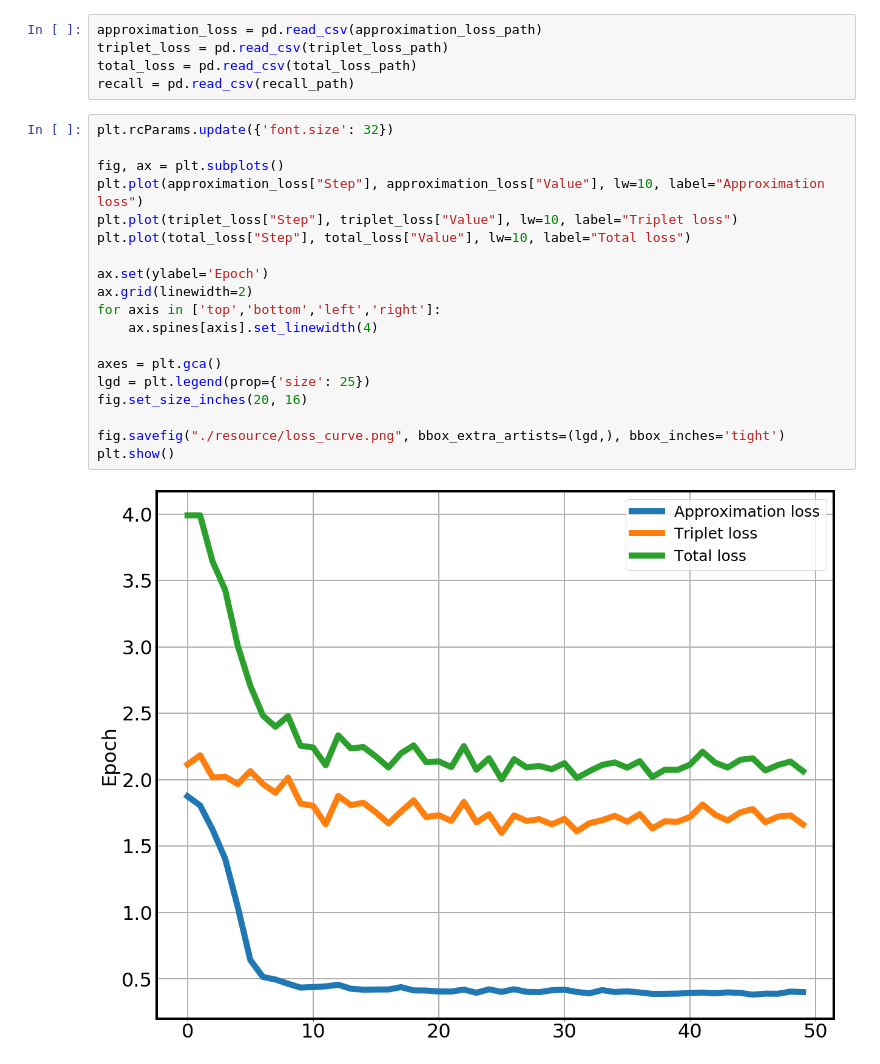
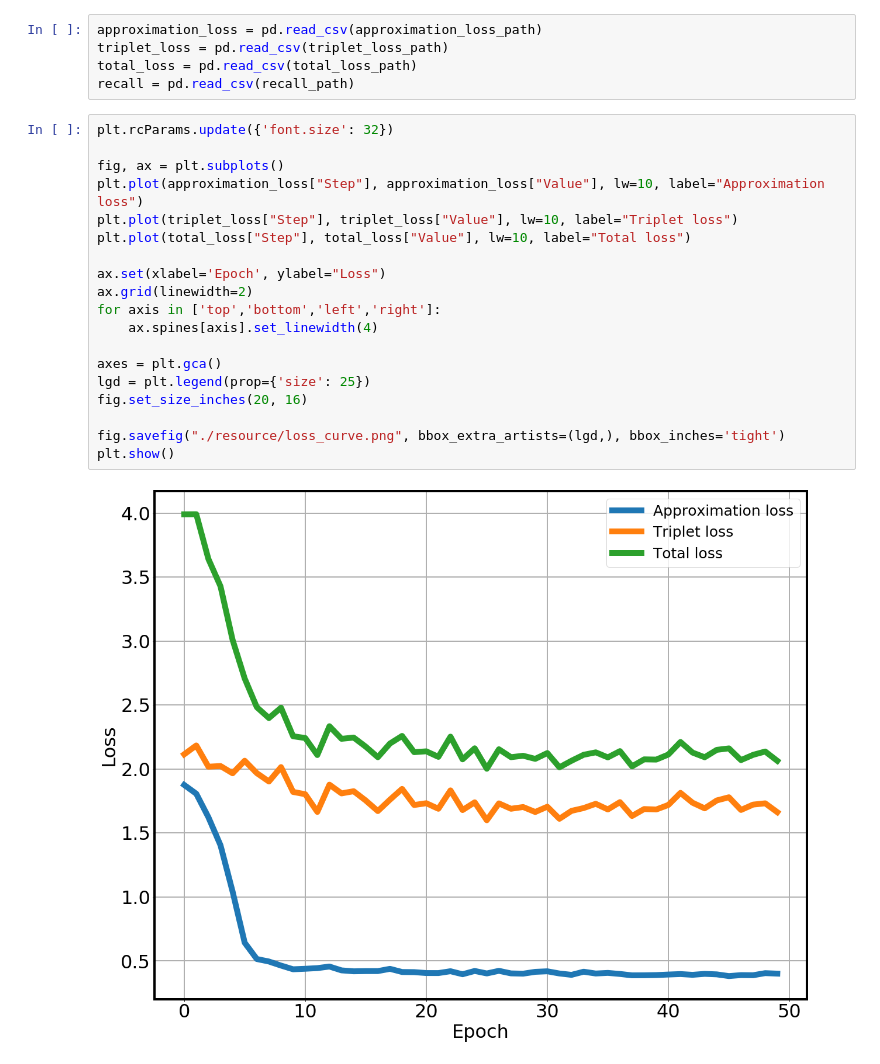
Before and after one commit to eric8607242/CNN-ED, a Jupyter notebook: notebook/info_analy.ipynb, the cells around one changed output. Saved outputs shown, nothing was run; the diff lists cells and outputs as text.

Commit message:
fix the label of image

```diff
--- a/notebook/info_analy.ipynb
+++ b/notebook/info_analy.ipynb
@@ -17,24 +17,24 @@ recall = pd.read_csv(recall_path)
 # %%
 plt.rcParams.update({'font.size': 32})
 
 fig, ax = plt.subplots()
 plt.plot(approximation_loss["Step"], approximation_loss["Value"], lw=10, label="Approximation loss")
 plt.plot(triplet_loss["Step"], triplet_loss["Value"], lw=10, label="Triplet loss")
 plt.plot(total_loss["Step"], total_loss["Value"], lw=10, label="Total loss")
 
-ax.set(ylabel='Epoch')
+ax.set(xlabel='Epoch', ylabel="Loss")
 ax.grid(linewidth=2)
 for axis in ['top','bottom','left','right']:
     ax.spines[axis].set_linewidth(4)
 
 axes = plt.gca()
 lgd = plt.legend(prop={'size': 25})
 fig.set_size_inches(20, 16)
 
 fig.savefig("./resource/loss_curve.png", bbox_extra_artists=(lgd,), bbox_inches='tight')
 plt.show()
 # %% [output]
-[figure, old version]
+[figure, new version]
 # %%
 plt.rcParams.update({'font.size': 32})
 
```
Also changed, not shown: parts of 1 cell of this notebook, 2 other files.
